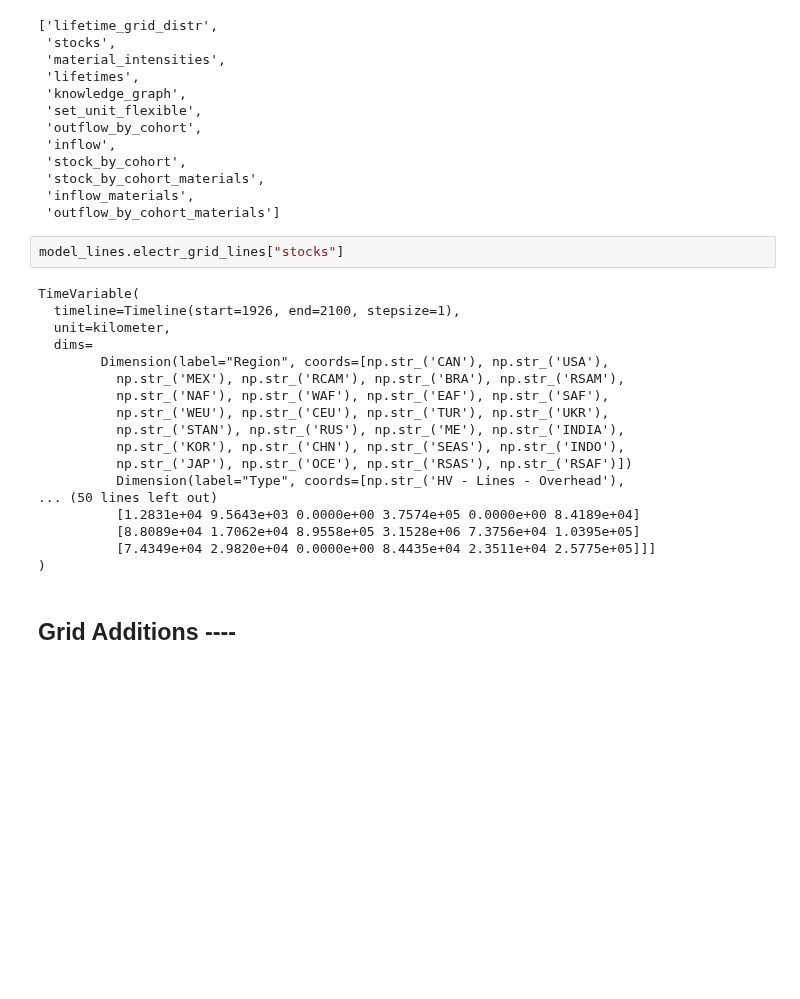
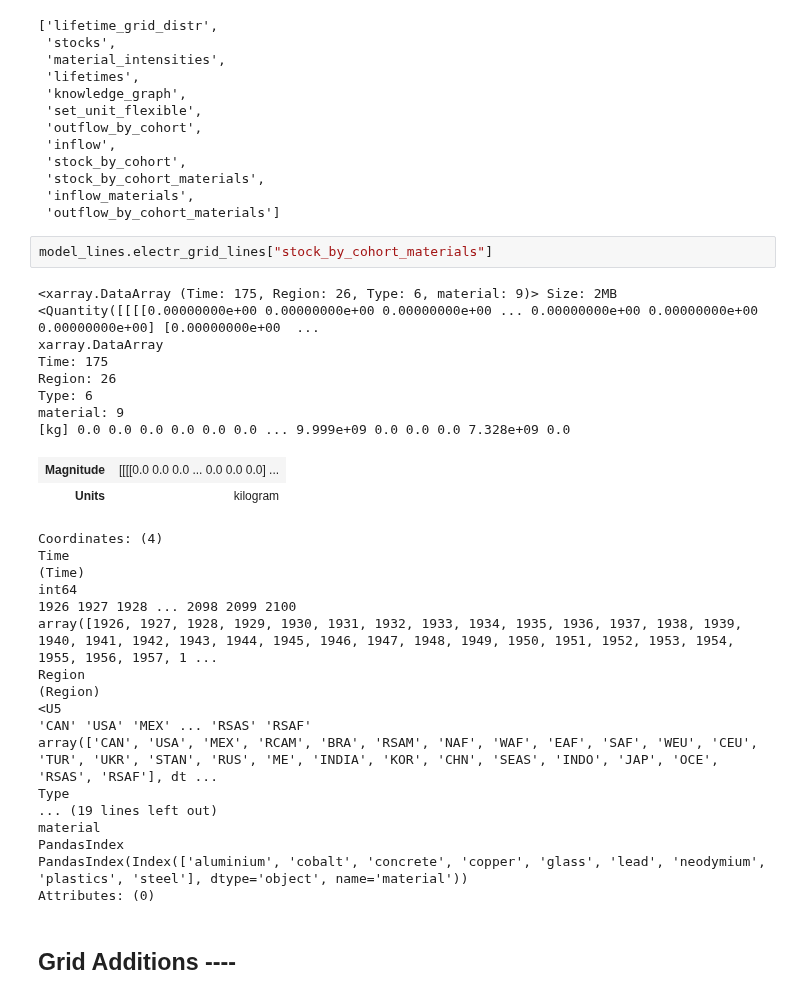
Before and after one commit to imagepbl/image-materials, a Jupyter notebook: examples/electricity.ipynb, the cells around one changed output. Drawn from its saved outputs; the diff is of its cells as text; blank space fills up the shorter version.

```diff
--- a/examples/electricity.ipynb
+++ b/examples/electricity.ipynb
@@ -136,25 +132,34 @@ list(model_lines.electr_grid_lines)
  'inflow_materials',
  'outflow_by_cohort_materials']
 # %%
-model_lines.electr_grid_lines["stocks"]
+model_lines.electr_grid_lines["stock_by_cohort_materials"]
 # %% [output]
-TimeVariable(
-  timeline=Timeline(start=1926, end=2100, stepsize=1),
-  unit=kilometer,
-  dims=
-        Dimension(label="Region", coords=[np.str_('CAN'), np.str_('USA'),
-          np.str_('MEX'), np.str_('RCAM'), np.str_('BRA'), np.str_('RSAM'),
-          np.str_('NAF'), np.str_('WAF'), np.str_('EAF'), np.str_('SAF'),
-          np.str_('WEU'), np.str_('CEU'), np.str_('TUR'), np.str_('UKR'),
-          np.str_('STAN'), np.str_('RUS'), np.str_('ME'), np.str_('INDIA'),
-          np.str_('KOR'), np.str_('CHN'), np.str_('SEAS'), np.str_('INDO'),
-          np.str_('JAP'), np.str_('OCE'), np.str_('RSAS'), np.str_('RSAF')])
-          Dimension(label="Type", coords=[np.str_('HV - Lines - Overhead'),
-... (50 lines left out)
-          [1.2831e+04 9.5643e+03 0.0000e+00 3.7574e+05 0.0000e+00 8.4189e+04]
-          [8.8089e+04 1.7062e+04 8.9558e+05 3.1528e+06 7.3756e+04 1.0395e+05]
-          [7.4349e+04 2.9820e+04 0.0000e+00 8.4435e+04 2.3511e+04 2.5775e+05]]]
-)
+<xarray.DataArray (Time: 175, Region: 26, Type: 6, material: 9)> Size: 2MB <Quantity([[[[0.00000000e+00 0.00000000e+00 0.00000000e+00 ... 0.00000000e+00 0.00000000e+00 0.00000000e+00] [0.00000000e+00  ...
+xarray.DataArray
+Time: 175
+Region: 26
+Type: 6
+material: 9
+[kg] 0.0 0.0 0.0 0.0 0.0 0.0 ... 9.999e+09 0.0 0.0 0.0 7.328e+09 0.0
+| Magnitude | [[[[0.0 0.0 0.0 ... 0.0 0.0 0.0] ... |
+| Units | kilogram |
+Coordinates: (4)
+Time
+(Time)
+int64
+1926 1927 1928 ... 2098 2099 2100
+array([1926, 1927, 1928, 1929, 1930, 1931, 1932, 1933, 1934, 1935, 1936, 1937, 1938, 1939, 1940, 1941, 1942, 1943, 1944, 1945, 1946, 1947, 1948, 1949, 1950, 1951, 1952, 1953, 1954, 1955, 1956, 1957, 1 ...
+Region
+(Region)
+<U5
+'CAN' 'USA' 'MEX' ... 'RSAS' 'RSAF'
+array(['CAN', 'USA', 'MEX', 'RCAM', 'BRA', 'RSAM', 'NAF', 'WAF', 'EAF', 'SAF', 'WEU', 'CEU', 'TUR', 'UKR', 'STAN', 'RUS', 'ME', 'INDIA', 'KOR', 'CHN', 'SEAS', 'INDO', 'JAP', 'OCE', 'RSAS', 'RSAF'], dt ...
+Type
+... (19 lines left out)
+material
+PandasIndex
+PandasIndex(Index(['aluminium', 'cobalt', 'concrete', 'copper', 'glass', 'lead', 'neodymium', 'plastics', 'steel'], dtype='object', name='material'))
+Attributes: (0)
 # %% [markdown]
 ## Grid Additions ----
 # %%
```
Also changed, not shown: parts of 2 cells of this notebook, 38 other files.
